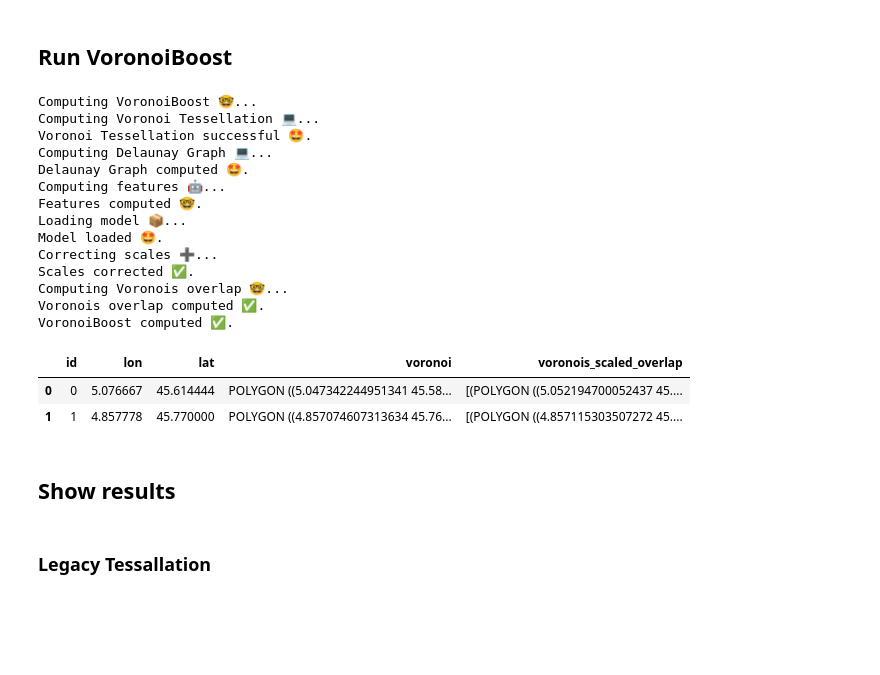
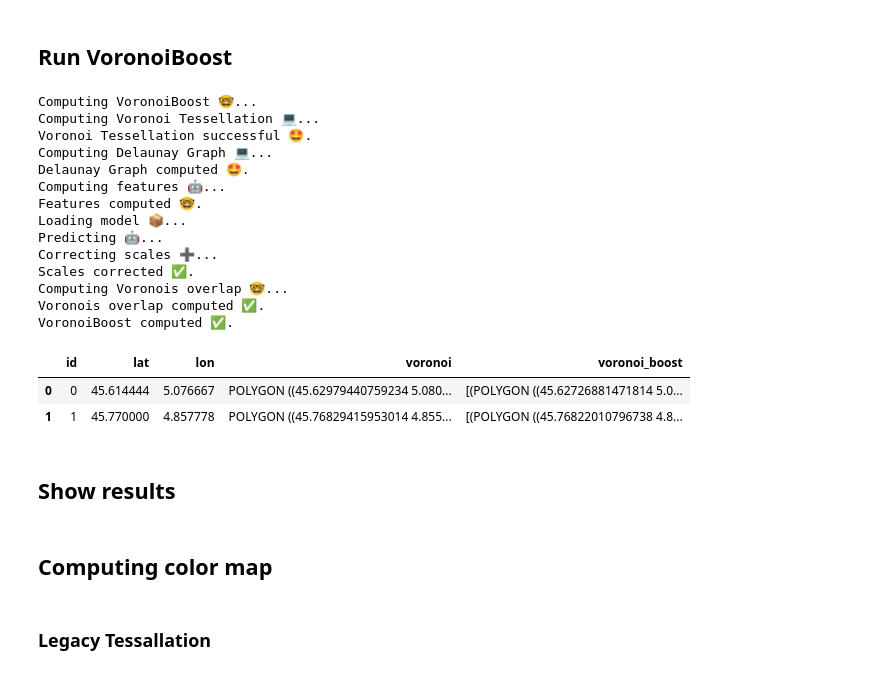
Before and after one commit to nds-group/voronoiBoost, a Jupyter notebook: VoronoiBoost_Example.ipynb, the cells around one changed output. Drawn from its saved outputs; the diff is of its cells as text; code cells hidden in the pictures; blank space fills up the shorter version.

```diff
--- a/VoronoiBoost_Example.ipynb
+++ b/VoronoiBoost_Example.ipynb
@@ -24,7 +28,7 @@ WORKING_DIR = '/home/jupyter-landy/data/voronoi2@secon/voronoiBoost'
 # %% [markdown]
 ### Load Orange BS deployment in Lyon
 # %%
-filename = f'{WORKING_DIR}/data/df_bs_Orange_Lyon.pkl'
+filename = 'data/df_bs_Orange_Lyon.pkl'
 df_bs_sites = pd.read_pickle(filename)
 df_bs_sites.head(2)
 # %% [output]
@@ -32,45 +36,51 @@ df_bs_sites.head(2)
 | 3871 | [53555] | [5.076666667] | [45.614444444] | Orange | LYON | [Pylône autostable] | [30] | [TOTEM] | [37110] | [True] | ... |
 | 3872 | [102526] | [4.857777778] | [45.77] | Orange | LYON | [Pylône autostable] | [30] | [TDF] | [37110] | [True] | ... |
 # %%
-lons, lats = list(df_bs_sites['lon']), list(df_bs_sites['lat'])
-sites = list(zip(lons, lats))
+lats, lons = list(df_bs_sites['lat']), list(df_bs_sites['lon'])
+sites = list(zip(lats, lons))
 # %% [markdown]
 ### Load cities shapes
 # %%
-city_file = f'{WORKING_DIR}/data/Lyon.geojson'
+# load city shape from geojson file
+city_file = 'data/Lyon.geojson'
 fd = open(city_file, 'r')
 city_json = json.load(fd)
 fd.close()
+
+# transform to shapely polygon
 city_json = city_json['features'][0]['geometry']
 city_shape = Shape(city_json)
+city_shape = shapely_transform(lambda x, y: (y, x), city_shape)
 city_shape
 # %% [output]
 <shapely.geometry.polygon.Polygon at 0x...>
 # %% [markdown]
 ## Run VoronoiBoost
 # %%
-model_path = f'{WORKING_DIR}/model/voronoiBoost.sav.xz'
+model_path = 'model/voronoiBoost.sav.xz'
 voronoiBoost = VoronoiBoost(sites, city_shape, model_path)
 
 df_bs = voronoiBoost.compute_voronoiBoost()
 df_bs.head(2)
 # %% [output]
 Computing VoronoiBoost 🤓...
 Computing Voronoi Tessellation 💻...
 Voronoi Tessellation successful 🤩.
 Computing Delaunay Graph 💻...
 Delaunay Graph computed 🤩.
 Computing features 🤖...
 Features computed 🤓.
 Loading model 📦...
-Model loaded 🤩.
+Predicting 🤖...
 Correcting scales ➕...
 Scales corrected ✅.
 Computing Voronois overlap 🤓...
 Voronois overlap computed ✅.
 VoronoiBoost computed ✅.
-|  | id | lon | lat | voronoi | voronois_scaled_overlap |
-| 0 | 0 | 5.076667 | 45.614444 | POLYGON ((5.047342244951341 45.58... | [(POLYGON ((5.052194700052437 45.... |
-| 1 | 1 | 4.857778 | 45.770000 | POLYGON ((4.857074607313634 45.76... | [(POLYGON ((4.857115303507272 45.... |
+|  | id | lat | lon | voronoi | voronoi_boost |
+| 0 | 0 | 45.614444 | 5.076667 | POLYGON ((45.62979440759234 5.080... | [(POLYGON ((45.62726881471814 5.0... |
+| 1 | 1 | 45.770000 | 4.857778 | POLYGON ((45.76829415953014 4.855... | [(POLYGON ((45.76822010796738 4.8... |
 # %% [markdown]
 ## Show results
+# %% [markdown]
+## Computing color map
```
Also changed, not shown: parts of 11 cells of this notebook, 6 other files.
